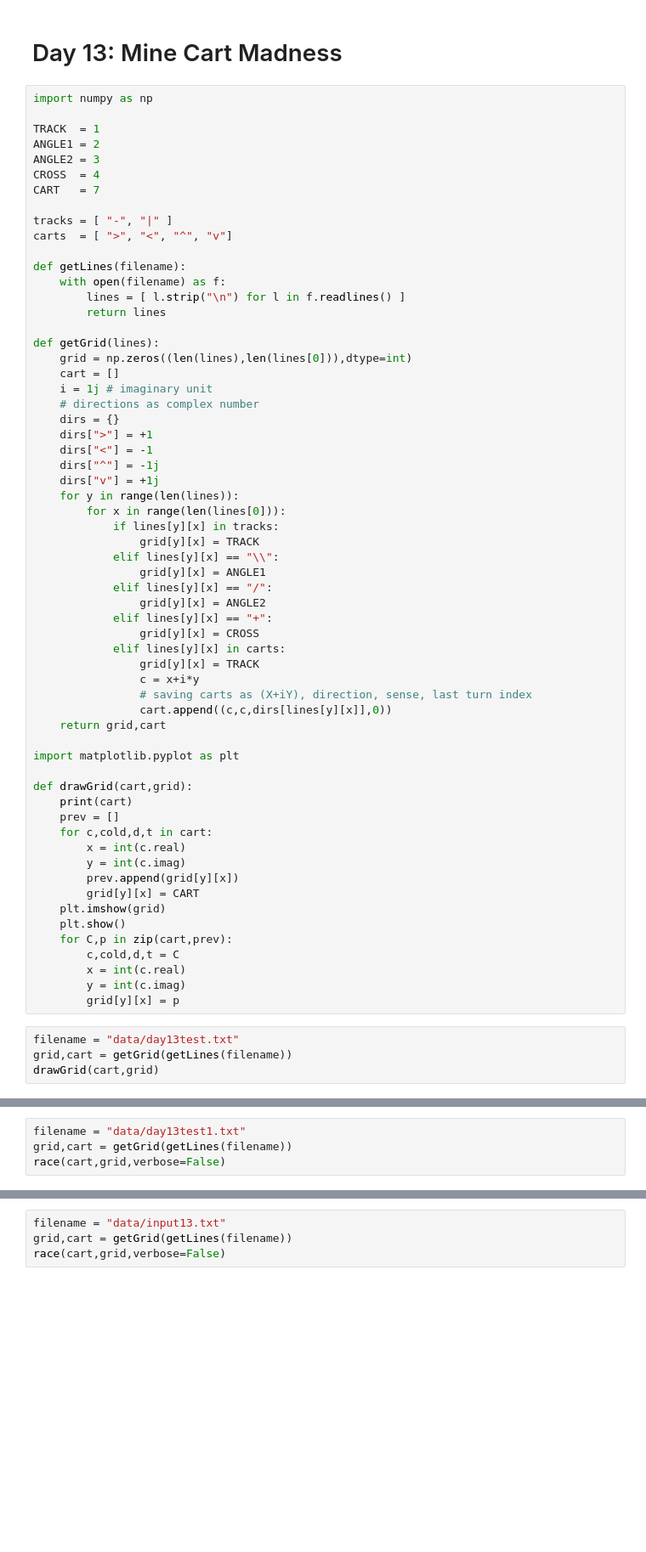
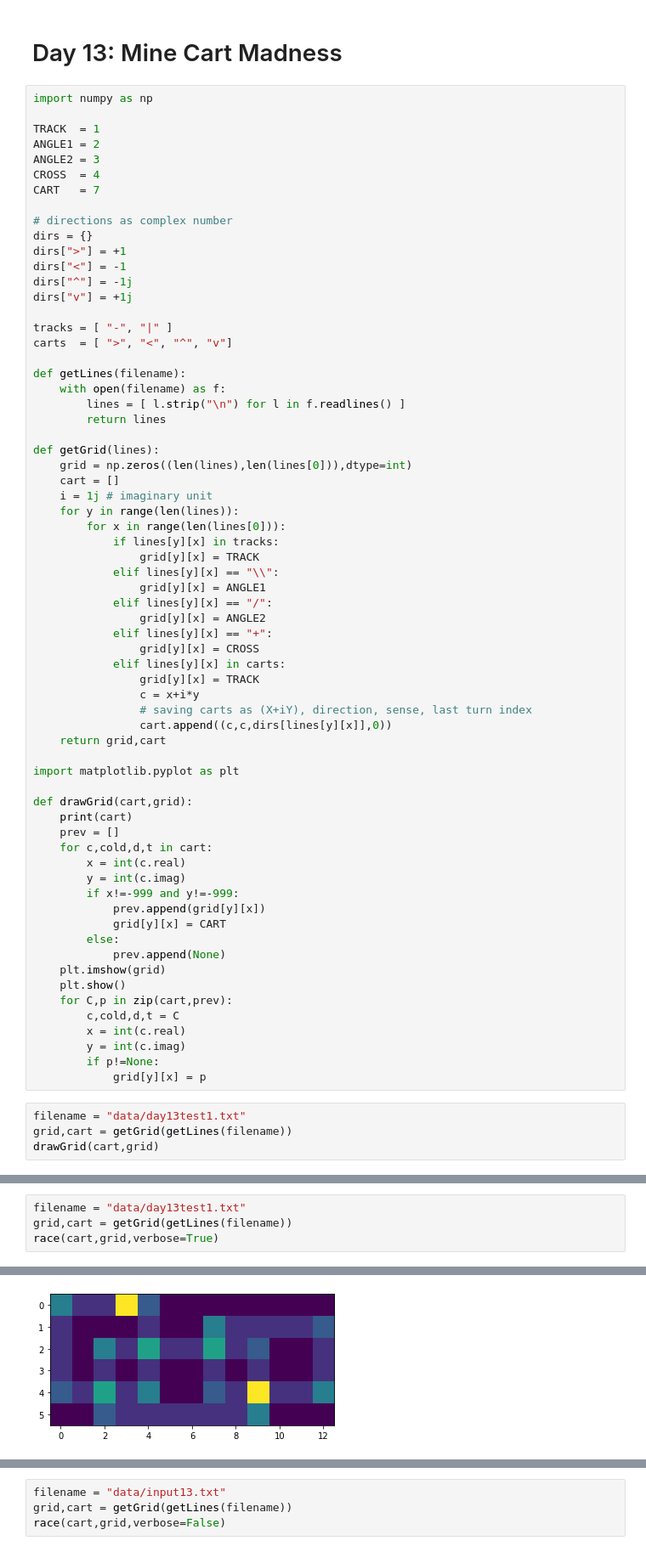
Before and after one commit to marcodelmastro/AdventOfCode2018, a Jupyter notebook: Day 13.ipynb, the cells around one changed output, grey strips where cells are left out. Shown at 85% size. Cells and saved outputs as stored; diff of their text form; blank space fills up the shorter version.

```diff
--- a/Day 13.ipynb
+++ b/Day 13.ipynb
@@ -8,6 +8,13 @@ ANGLE1 = 2
 ANGLE2 = 3
 CROSS  = 4
 CART   = 7
+
+# directions as complex number
+dirs = {}
+dirs[">"] = +1
+dirs["<"] = -1
+dirs["^"] = -1j
+dirs["v"] = +1j
 
 tracks = [ "-", "|" ]
 carts  = [ ">", "<", "^", "v"]
@@ -21,12 +28,6 @@ def getGrid(lines):
     grid = np.zeros((len(lines),len(lines[0])),dtype=int)
     cart = []
     i = 1j # imaginary unit
-    # directions as complex number
-    dirs = {}
-    dirs[">"] = +1
-    dirs["<"] = -1
-    dirs["^"] = -1j
-    dirs["v"] = +1j
     for y in range(len(lines)):
         for x in range(len(lines[0])):
             if lines[y][x] in tracks:
@@ -52,17 +53,21 @@ def drawGrid(cart,grid):
     for c,cold,d,t in cart:
         x = int(c.real)
         y = int(c.imag)
-        prev.append(grid[y][x])
-        grid[y][x] = CART
+        if x!=-999 and y!=-999:
+            prev.append(grid[y][x])
+            grid[y][x] = CART
+        else:
+            prev.append(None)
     plt.imshow(grid)
     plt.show()
     for C,p in zip(cart,prev):
         c,cold,d,t = C
         x = int(c.real)
         y = int(c.imag)
-        grid[y][x] = p
+        if p!=None:
+            grid[y][x] = p
 # %%
-filename = "data/day13test.txt"
+filename = "data/day13test1.txt"
 grid,cart = getGrid(getLines(filename))
 drawGrid(cart,grid)
 # %% [output]
@@ -170,5 +201,5 @@ def race(cart,grid,removeCrash=False,verbose=False):
 # %%
 filename = "data/day13test1.txt"
 grid,cart = getGrid(getLines(filename))
-race(cart,grid,verbose=False)
+race(cart,grid,verbose=True)
 # %% [output]
@@ -175,0 +211 @@ Collision at (X,Y) = (7,3)
+[figure, added]
```
Also changed, not shown: parts of 5 cells of this notebook.
